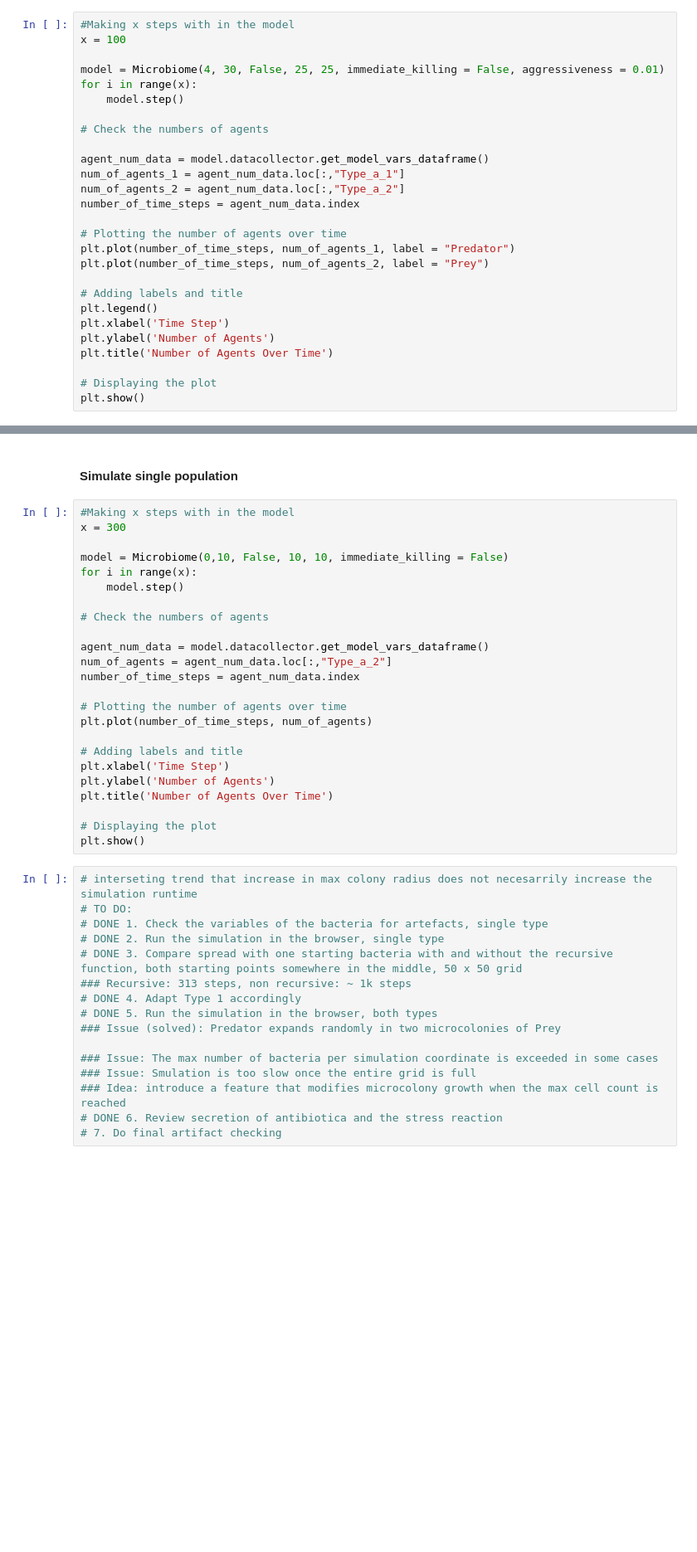
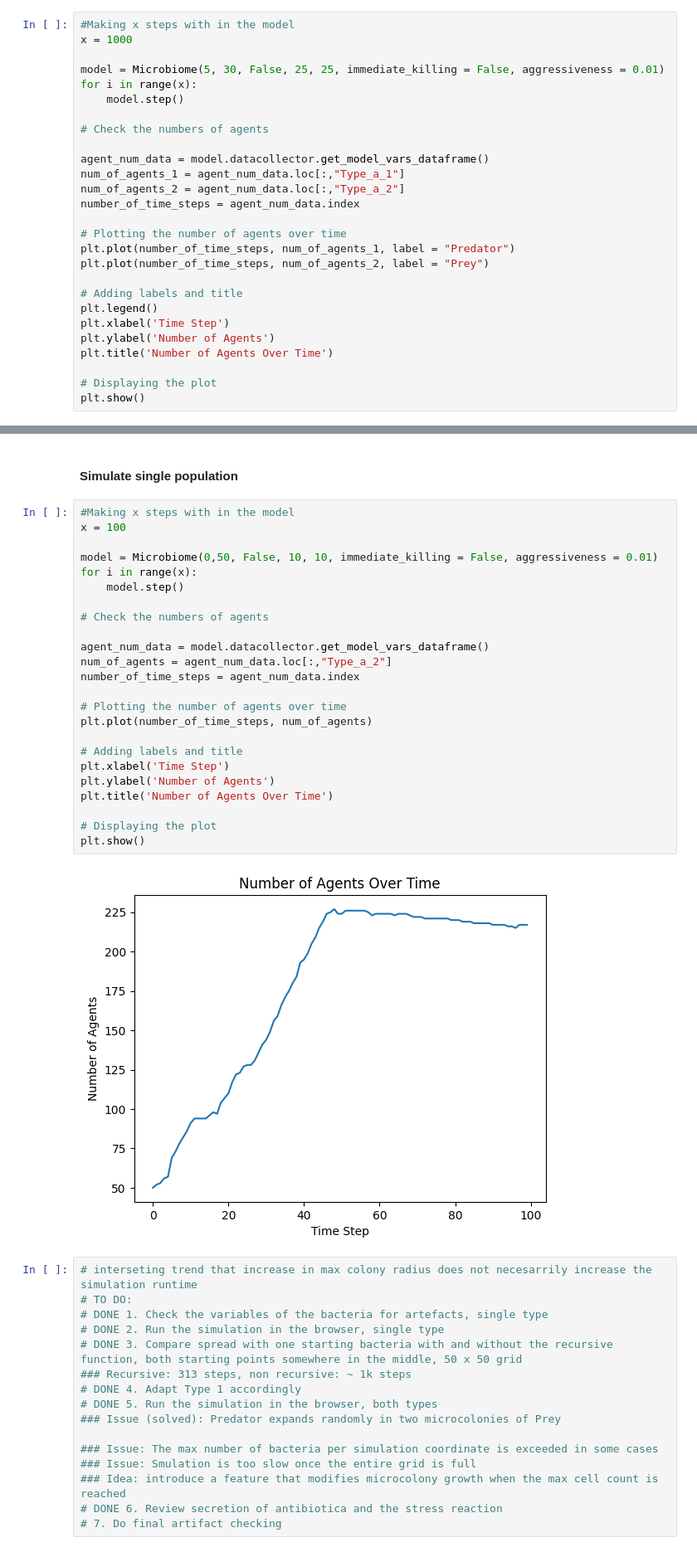
Before and after one commit to IlyaSchneider10/BottMedical_Microbiome, a Jupyter notebook: Play_around.ipynb, the cells around one changed output, grey strips where cells are left out. Shown at 83% size. Saved outputs shown, nothing was run; the diff lists cells and outputs as text; blank space fills up the shorter version.

```diff
--- a/Play_around.ipynb
+++ b/Play_around.ipynb
@@ -122,9 +136,9 @@ create_batch_report(results)
 #### Simulate both populations
 # %%
 #Making x steps with in the model
-x = 100
+x = 1000
 
-model = Microbiome(4, 30, False, 25, 25, immediate_killing = False, aggressiveness = 0.01)
+model = Microbiome(5, 30, False, 25, 25, immediate_killing = False, aggressiveness = 0.01)
 for i in range(x):
     model.step()
 
@@ -153,28 +169,30 @@ plt.show()
 #### Simulate single population
 # %%
 #Making x steps with in the model
-x = 300
+x = 100
 
-model = Microbiome(0,10, False, 10, 10, immediate_killing = False)
+model = Microbiome(0,50, False, 10, 10, immediate_killing = False, aggressiveness = 0.01)
 for i in range(x):
     model.step()
 
 # Check the numbers of agents
 
 agent_num_data = model.datacollector.get_model_vars_dataframe()
 num_of_agents = agent_num_data.loc[:,"Type_a_2"]
 number_of_time_steps = agent_num_data.index
 
 # Plotting the number of agents over time
 plt.plot(number_of_time_steps, num_of_agents)
 
 # Adding labels and title
 plt.xlabel('Time Step')
 plt.ylabel('Number of Agents')
 plt.title('Number of Agents Over Time')
 
 # Displaying the plot
 plt.show()
+# %% [output]
+[figure, added]
 # %%
 # interseting trend that increase in max colony radius does not necesarrily increase the simulation runtime
 # TO DO:
```
Also changed, not shown: parts of 5 cells of this notebook, 3 other files.
